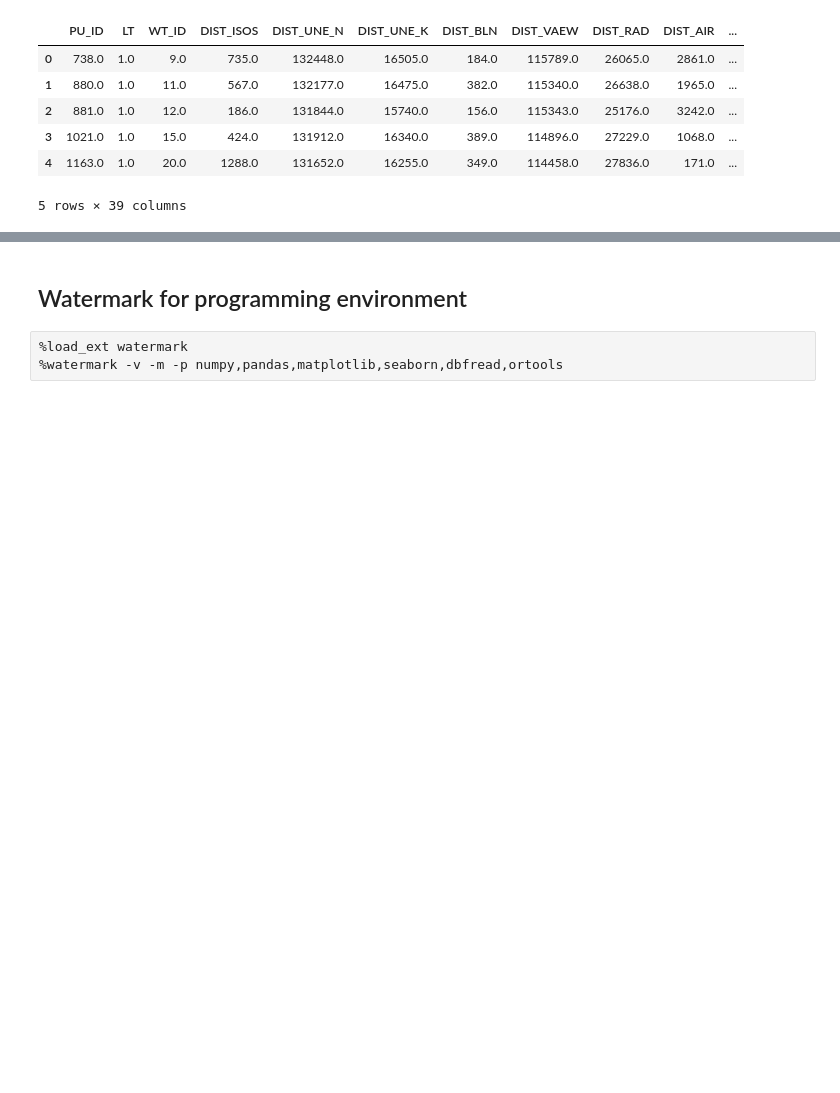
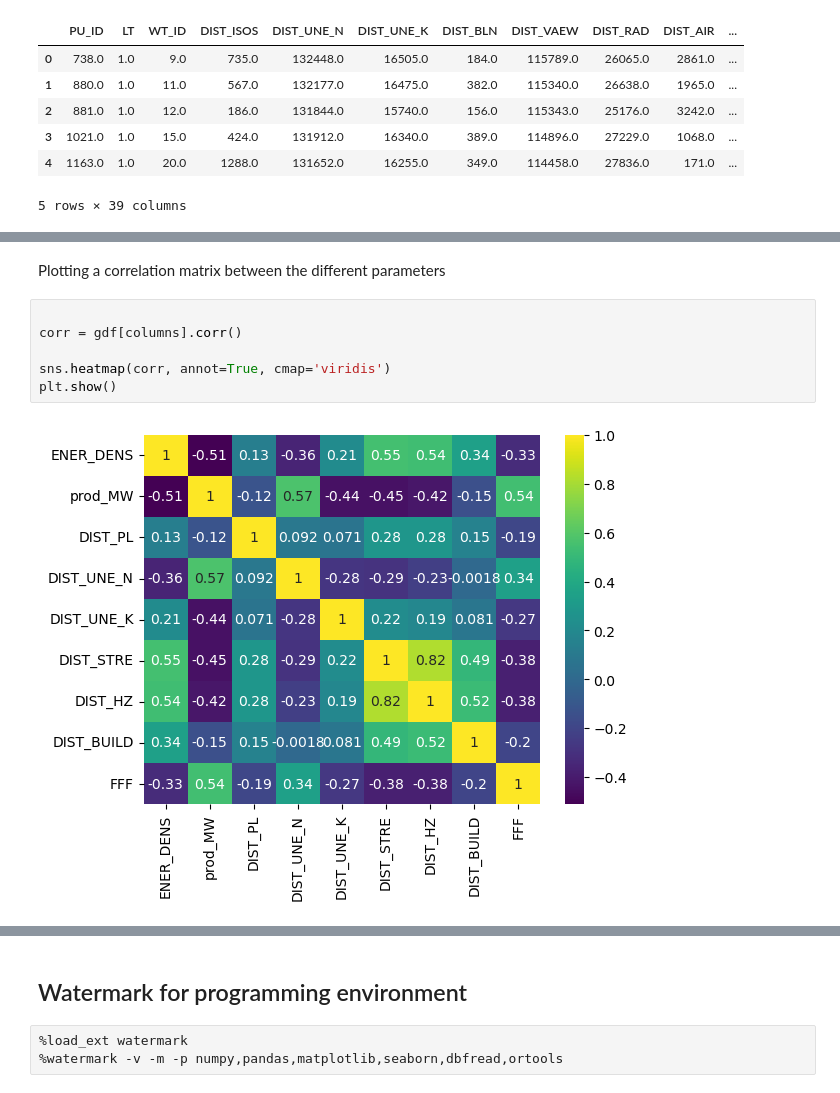
Before and after one commit to percw/Swiss_wind-turbine_optimization, a Jupyter notebook: wind_optimization.ipynb, the cells around one changed output, grey strips where cells are left out. Saved outputs shown, nothing was run; the diff lists cells and outputs as text; blank space fills up the shorter version.

```diff
--- a/wind_optimization.ipynb
+++ b/wind_optimization.ipynb
@@ -218,0 +150,10 @@ fig.show()
+# %% [markdown]
+Plotting a correlation matrix between the different parameters
+# %%
+
+corr = gdf[columns].corr()
+
+sns.heatmap(corr, annot=True, cmap='viridis')
+plt.show()
+# %% [output]
+[figure, added]
```
Also changed, not shown: parts of 14 cells of this notebook.
